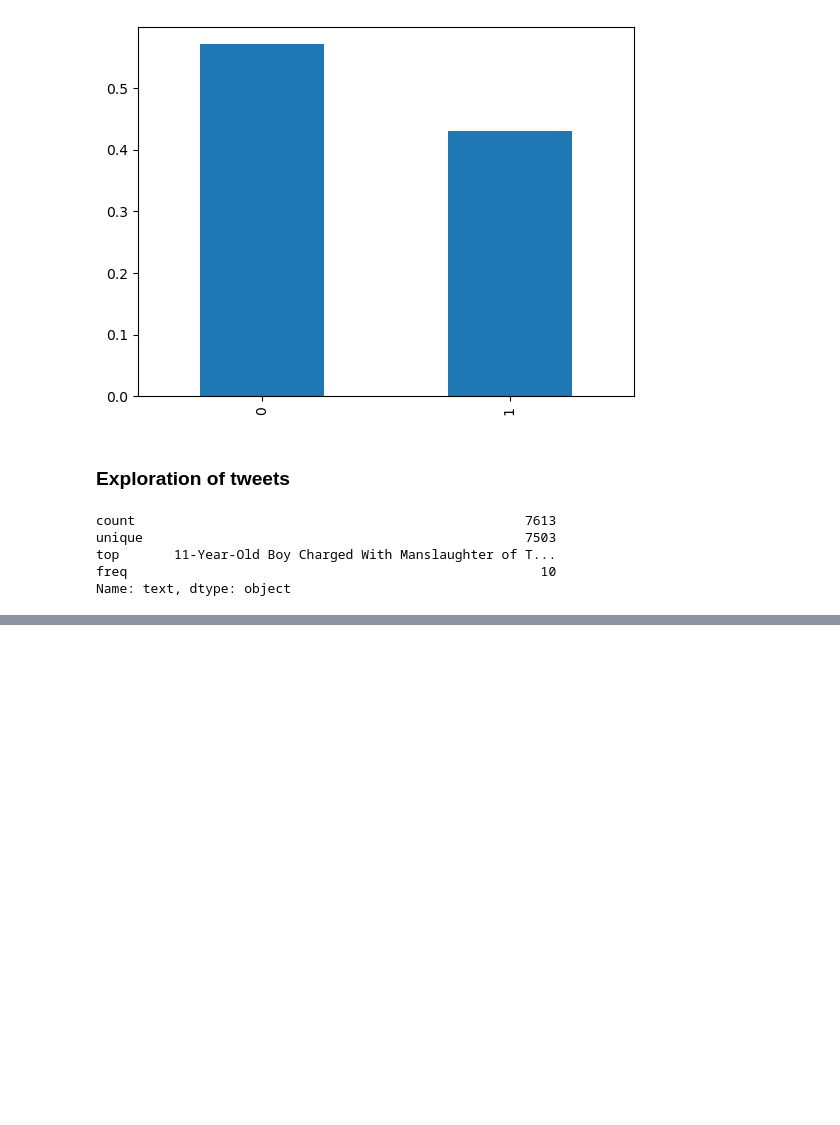
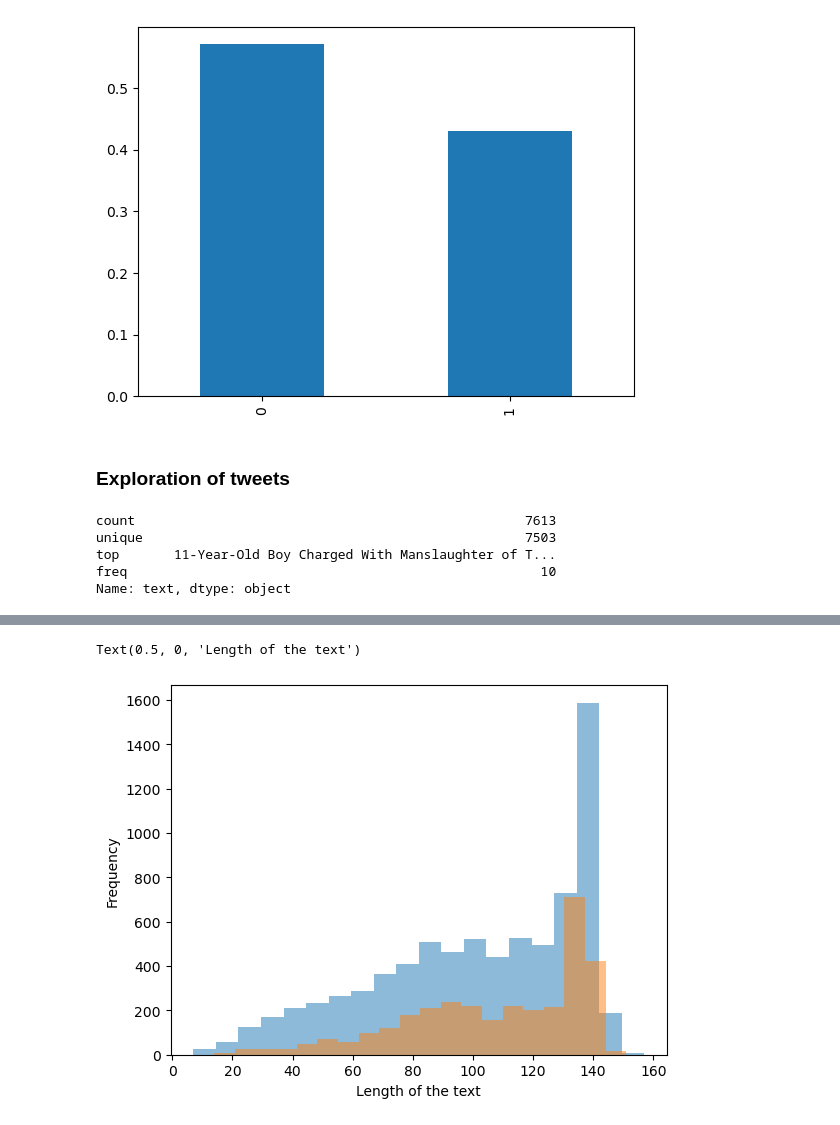
Before and after one commit to rbazin/nlp-disaster-tweets-challenge, a Jupyter notebook: data_exploration.ipynb, the cells around one changed output, grey strips where cells are left out. Saved outputs shown, nothing was run; the diff lists cells and outputs as text; code cells hidden in the pictures; blank space fills up the shorter version.

```diff
--- a/data_exploration.ipynb
+++ b/data_exploration.ipynb
@@ -189,0 +207,8 @@ What a goooooooaaaaaal!!!!!!
+# %%
+# plot the distribution of the length of the text for the two classes
+train_df['text'].str.len().plot(kind="hist", bins=20, alpha=0.5, label="All")
+train_df[train_df['target'] == 1]['text'].str.len().plot(kind="hist", bins=20, alpha=0.5, label="Disaster")
+plt.xlabel("Length of the text")
+# %% [output]
+Text(0.5, 0, 'Length of the text')
+[figure, added]
```
Also changed, not shown: parts of 21 cells of this notebook, 3 other files.
